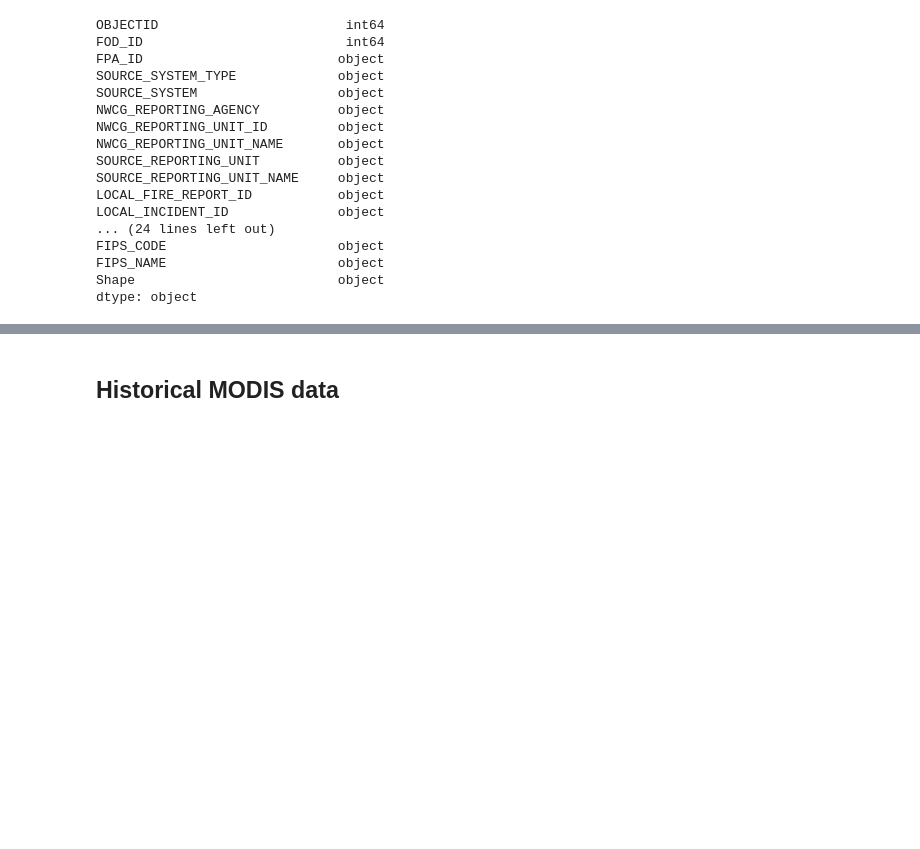
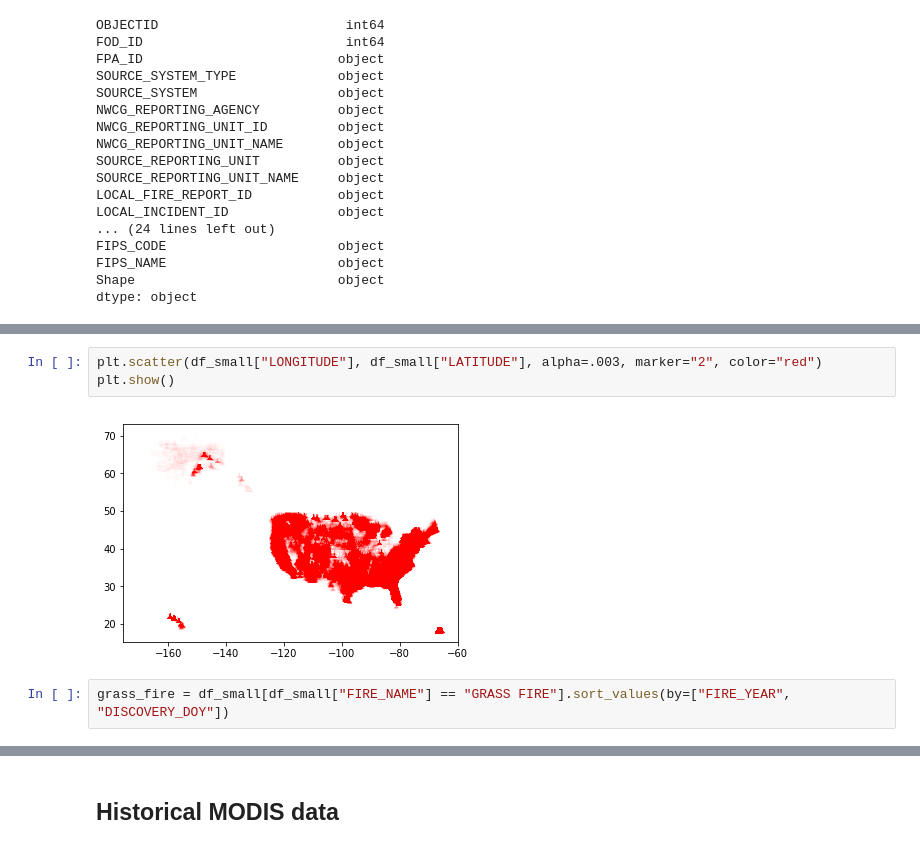
Before and after one commit to BloomTech-Labs/forest-fire-watch-ds, a Jupyter notebook: fires.ipynb, the cells around one changed output, grey strips where cells are left out. Cells and saved outputs as stored; diff of their text form; blank space fills up the shorter version.

```diff
--- a/fires.ipynb
+++ b/fires.ipynb
@@ -65,0 +81,7 @@ dtype: int64
+# %%
+plt.scatter(df_small["LONGITUDE"], df_small["LATITUDE"], alpha=.003, marker="2", color="red")
+plt.show()
+# %% [output]
+[figure, added]
+# %%
+grass_fire = df_small[df_small["FIRE_NAME"] == "GRASS FIRE"].sort_values(by=["FIRE_YEAR", "DISCOVERY_DOY"])
```
Also changed, not shown: parts of 18 cells of this notebook.
